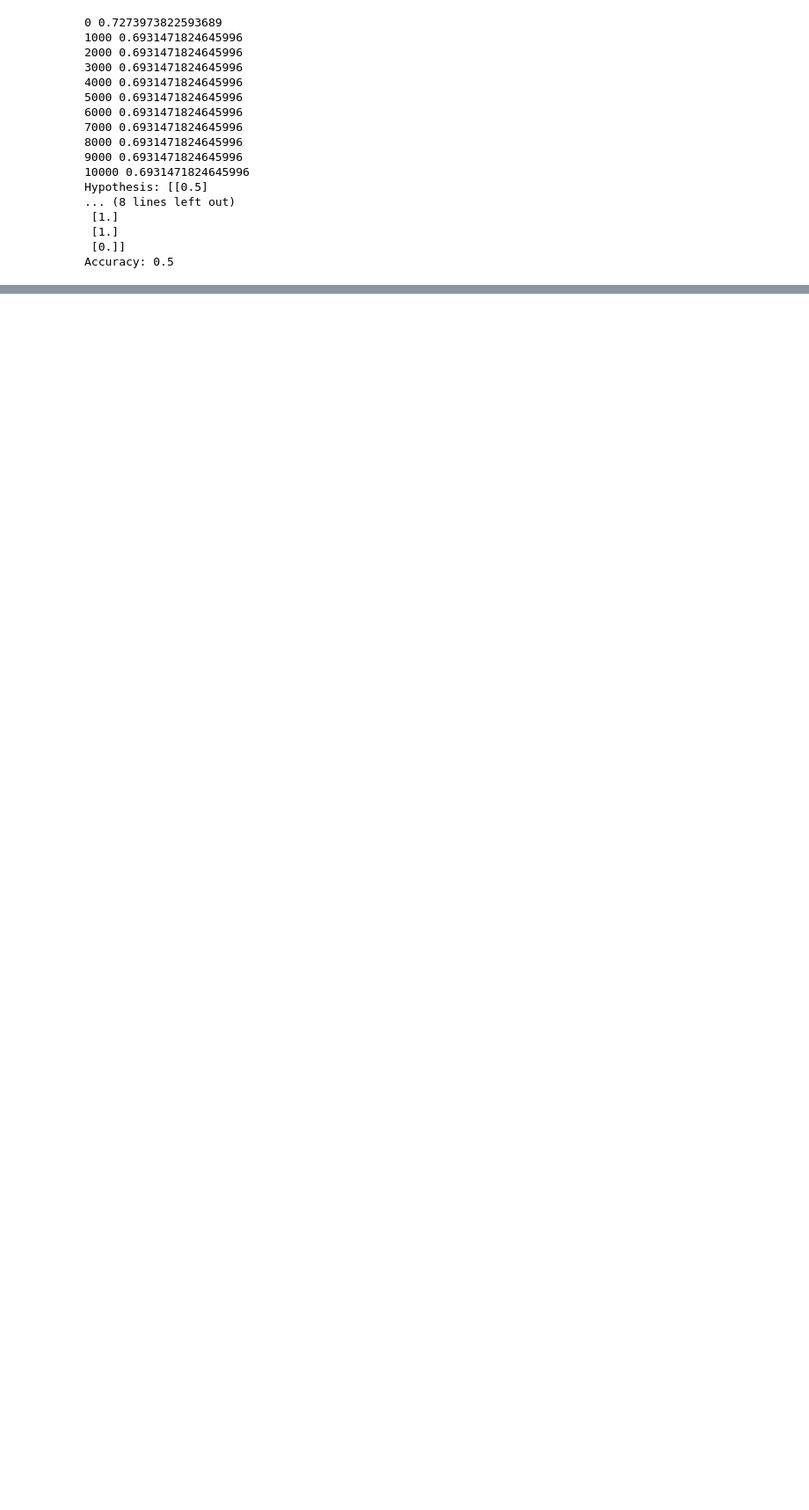
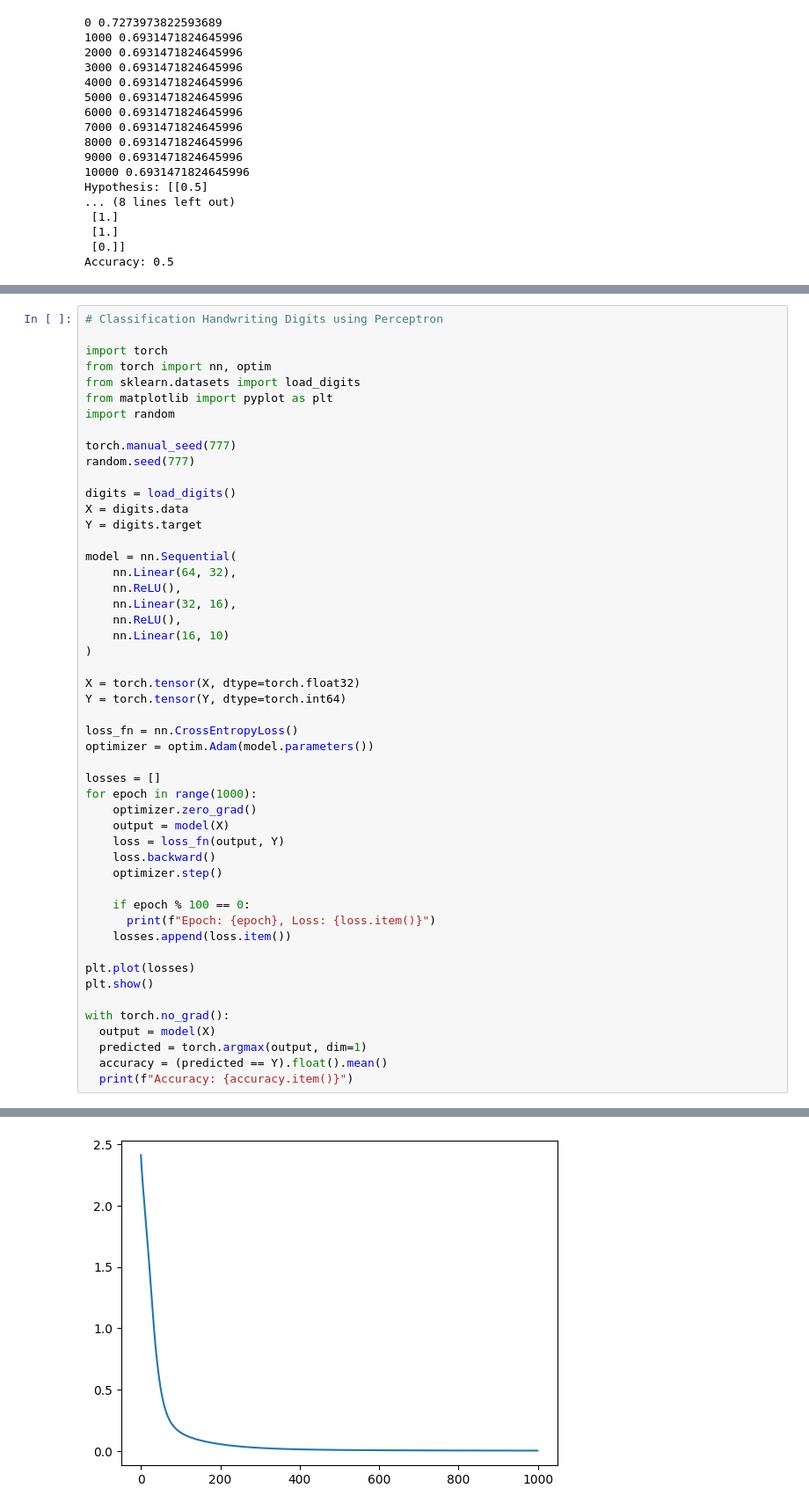
Before and after one commit to alphadev3296/deep-learning-practice, a Jupyter notebook: Chapter-06.ipynb, the cells around one changed output, grey strips where cells are left out. Shown: that part at 88% size. Drawn from its saved outputs; the diff is of its cells as text; blank space fills up the shorter version.

```diff
--- a/Chapter-06.ipynb
+++ b/Chapter-06.ipynb
@@ -119,0 +181,51 @@ Accuracy: 1.0
+# %%
+# Classification Handwriting Digits using Perceptron
+
+import torch
+from torch import nn, optim
+from sklearn.datasets import load_digits
+from matplotlib import pyplot as plt
+import random
+
+torch.manual_seed(777)
+random.seed(777)
+
+digits = load_digits()
+X = digits.data
+Y = digits.target
+
+model = nn.Sequential(
+    nn.Linear(64, 32),
+    nn.ReLU(),
+    nn.Linear(32, 16),
+    nn.ReLU(),
+    nn.Linear(16, 10)
+)
+
+X = torch.tensor(X, dtype=torch.float32)
+Y = torch.tensor(Y, dtype=torch.int64)
+
+loss_fn = nn.CrossEntropyLoss()
+optimizer = optim.Adam(model.parameters())
+
+losses = []
+for epoch in range(1000):
+    optimizer.zero_grad()
+    output = model(X)
+    loss = loss_fn(output, Y)
+    loss.backward()
+    optimizer.step()
+
+    if epoch % 100 == 0:
+      print(f"Epoch: {epoch}, Loss: {loss.item()}")
+    losses.append(loss.item())
+
+plt.plot(losses)
+plt.show()
+
+with torch.no_grad():
+  output = model(X)
+  predicted = torch.argmax(output, dim=1)
+  accuracy = (predicted == Y).float().mean()
+  print(f"Accuracy: {accuracy.item()}")
+# %% [output]
@@ -119,0 +242 @@ Accuracy: 1.0
+[figure, added]
```
Also changed, not shown: parts of 4 cells of this notebook.
